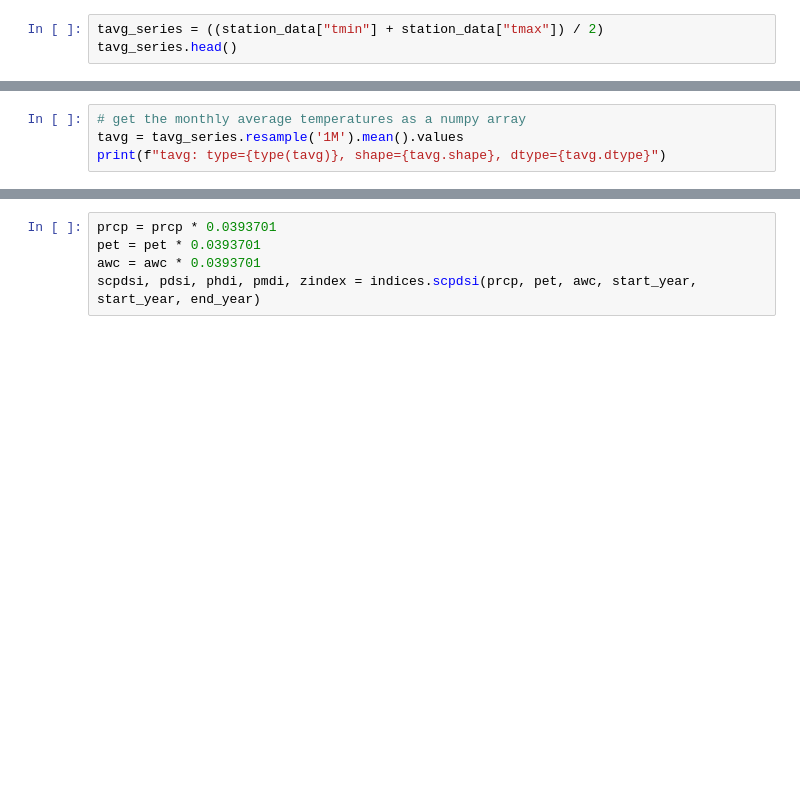
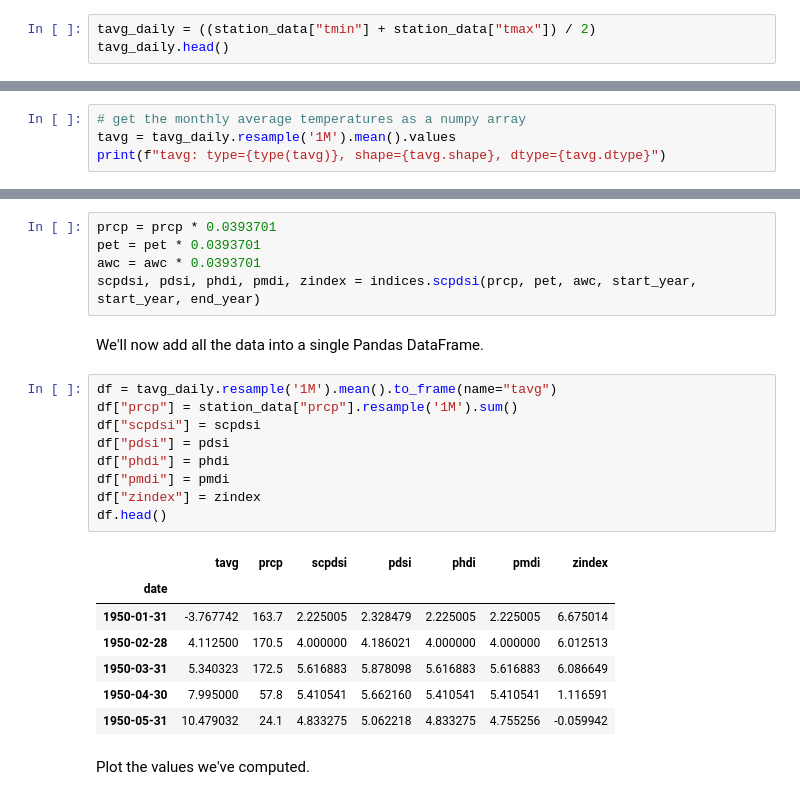
Before and after one commit to monocongo/climate_indices, a Jupyter notebook: notebooks/PDSI_Canadian_Stations.ipynb, the cells around one changed output, grey strips where cells are left out. Cells and saved outputs as stored; diff of their text form; blank space fills up the shorter version.

```diff
--- a/notebooks/PDSI_Canadian_Stations.ipynb
+++ b/notebooks/PDSI_Canadian_Stations.ipynb
@@ -56,8 +59,8 @@ End:   2019
 # %% [markdown]
 We'll now take the average of the `tmin` and `tmax` columns to get a daily average temperature Series.
 # %%
-tavg_series = ((station_data["tmin"] + station_data["tmax"]) / 2)
-tavg_series.head()
+tavg_daily = ((station_data["tmin"] + station_data["tmax"]) / 2)
+tavg_daily.head()
 # %% [output]
 date
 1950-01-01   -2.90
@@ -70,7 +73,7 @@ dtype: float64
 We resample the daily average temperature values as monthly, and then get the mean in order to have monthly average temperatures.
 # %%
 # get the monthly average temperatures as a numpy array
-tavg = tavg_series.resample('1M').mean().values
+tavg = tavg_daily.resample('1M').mean().values
 print(f"tavg: type={type(tavg)}, shape={tavg.shape}, dtype={tavg.dtype}")
 # %% [output]
 tavg: type=<class 'numpy.ndarray'>, shape=(830,), dtype=float64
@@ -98,3 +101,24 @@ prcp = prcp * 0.0393701
 pet = pet * 0.0393701
 awc = awc * 0.0393701
 scpdsi, pdsi, phdi, pmdi, zindex = indices.scpdsi(prcp, pet, awc, start_year, start_year, end_year)
+# %% [markdown]
+We'll now add all the data into a single Pandas DataFrame.
+# %%
+df = tavg_daily.resample('1M').mean().to_frame(name="tavg")
+df["prcp"] = station_data["prcp"].resample('1M').sum()
+df["scpdsi"] = scpdsi
+df["pdsi"] = pdsi
+df["phdi"] = phdi
+df["pmdi"] = pmdi
+df["zindex"] = zindex
+df.head()
+# %% [output]
+|  | tavg | prcp | scpdsi | pdsi | phdi | pmdi | zindex |
+| date |  |  |  |  |  |  |  |
+| 1950-01-31 | -3.767742 | 163.7 | 2.225005 | 2.328479 | 2.225005 | 2.225005 | 6.675014 |
+| 1950-02-28 | 4.112500 | 170.5 | 4.000000 | 4.186021 | 4.000000 | 4.000000 | 6.012513 |
+| 1950-03-31 | 5.340323 | 172.5 | 5.616883 | 5.878098 | 5.616883 | 5.616883 | 6.086649 |
+| 1950-04-30 | 7.995000 | 57.8 | 5.410541 | 5.662160 | 5.410541 | 5.410541 | 1.116591 |
+| 1950-05-31 | 10.479032 | 24.1 | 4.833275 | 5.062218 | 4.833275 | 4.755256 | -0.059942 |
+# %% [markdown]
+Plot the values we've computed.
```
Also changed, not shown: parts of 2 cells of this notebook.
